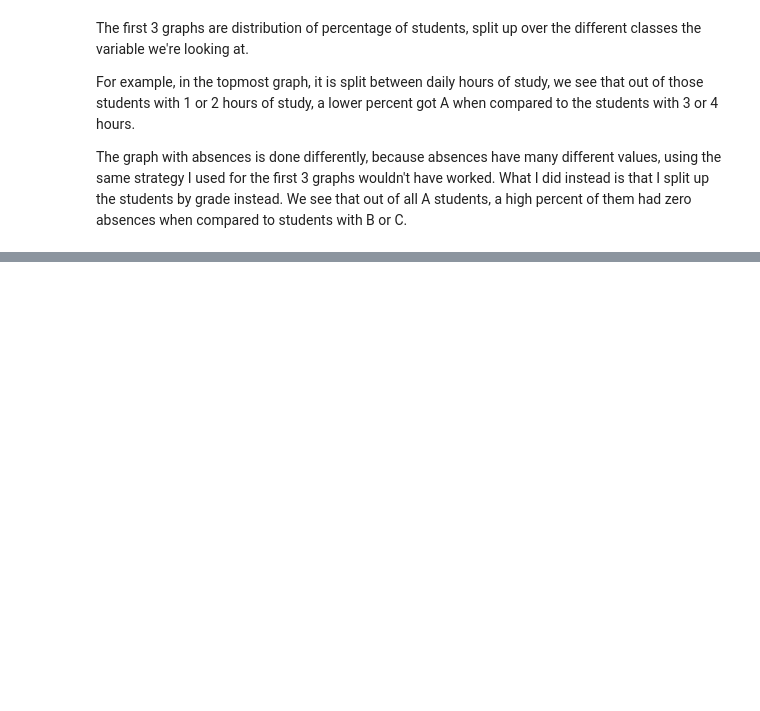
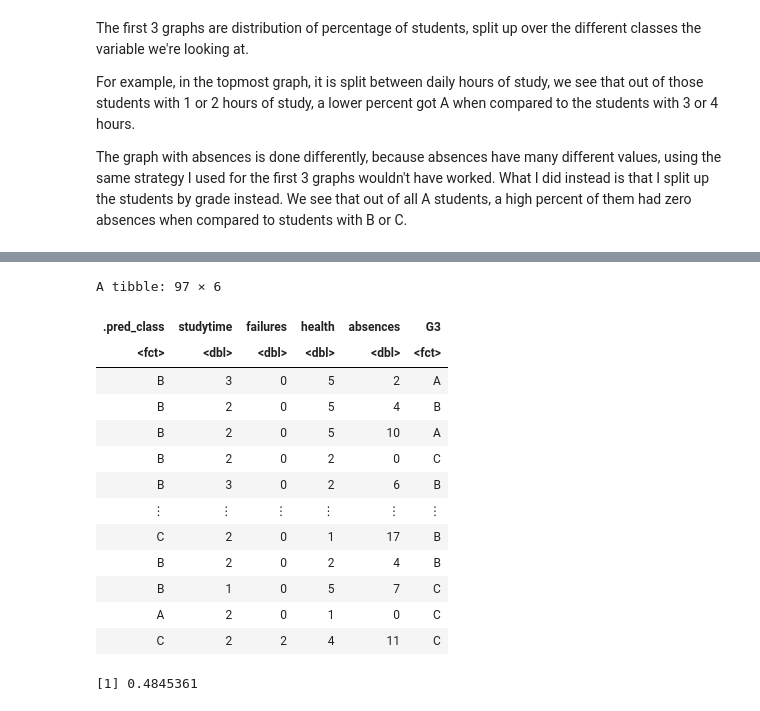
Before and after one commit to edsters78/DSCI100_Project, a Jupyter notebook: project.ipynb, the cells around one changed output, grey strips where cells are left out. Cells and saved outputs as stored; diff of their text form; code cells hidden in the pictures; blank space fills up the shorter version.

```diff
--- a/project.ipynb
+++ b/project.ipynb
@@ -448,0 +592,54 @@ The graph with absences is done differently, because absences have many differen
+# %%
+
+# so above, we have validated what k gives us the best accuracy, now let us predict it using this:
+
+student_data_split_2<-initial_split(student_data_new_6, prop = 0.75, strata=G3)
+student_data_train_2<- training(student_data_split_2)
+
+student_data_test_2<- testing(student_data_split_2)
+
+recipe_student_data_2<-recipe(G3 ~studytime +failures +health + absences, data = student_data_train_2)%>%
+    step_scale(all_predictors())%>%
+    step_center(all_predictors())
+
+knn_student_data_2<- nearest_neighbor(weight_func = "rectangular", neighbors = 10) %>%
+    set_engine("kknn")%>%
+    set_mode("classification")
+# knn_student_data_2
+
+student_knn_fit_2 <- workflow()%>%
+    add_recipe(recipe_student_data_2)%>%
+    add_model(knn_student_data_2)%>%
+    fit(data= student_data_train_2)
+
+# student_knn_fit_2
+
+#test predictions:
+student_test_predictions<- predict(student_knn_fit_2, student_data_test_2)%>%
+    bind_cols(student_data_test_2)
+student_test_predictions
+
+#evulatre accuracy:
+
+accuracy_test_predictions<- student_test_predictions%>%
+    metrics(truth = G3, estimate = .pred_class)%>%
+    filter(.metric == "accuracy")%>%
+    select(.estimate)%>%
+    pull()
+accuracy_test_predictions
+# %% [output]
+A tibble: 97 × 6
+| .pred_class | studytime | failures | health | absences | G3 |
+| <fct> | <dbl> | <dbl> | <dbl> | <dbl> | <fct> |
+| B | 3 | 0 | 5 | 2 | A |
+| B | 2 | 0 | 5 | 4 | B |
+| B | 2 | 0 | 5 | 10 | A |
+| B | 2 | 0 | 2 | 0 | C |
+| B | 3 | 0 | 2 | 6 | B |
+| ⋮ | ⋮ | ⋮ | ⋮ | ⋮ | ⋮ |
+| C | 2 | 0 | 1 | 17 | B |
+| B | 2 | 0 | 2 | 4 | B |
+| B | 1 | 0 | 5 | 7 | C |
+| A | 2 | 0 | 1 | 0 | C |
+| C | 2 | 2 | 4 | 11 | C |
+[1] 0.4845361
```
Also changed, not shown: parts of 9 cells of this notebook.
